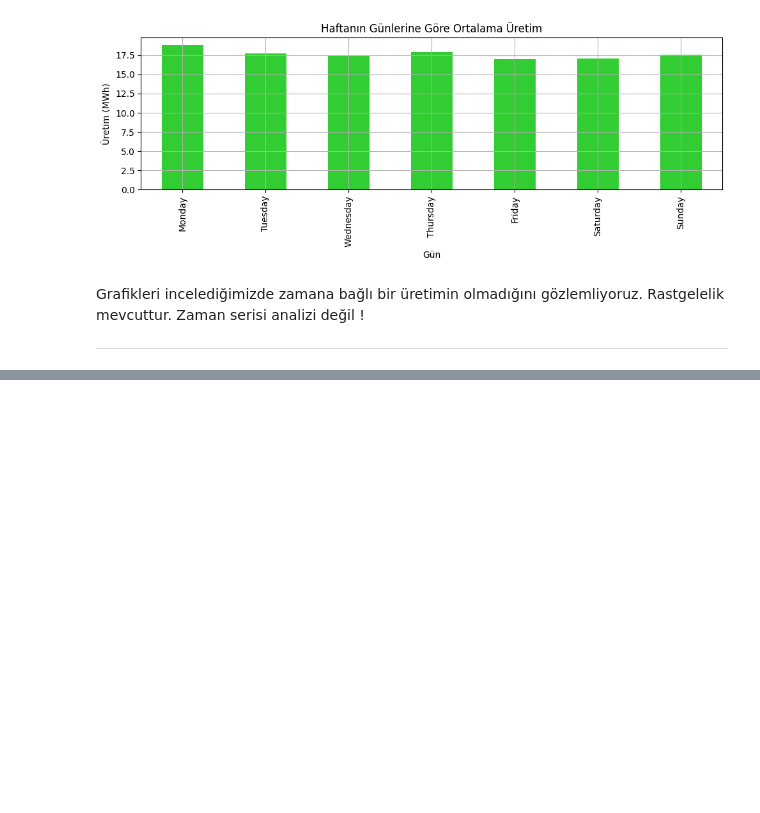
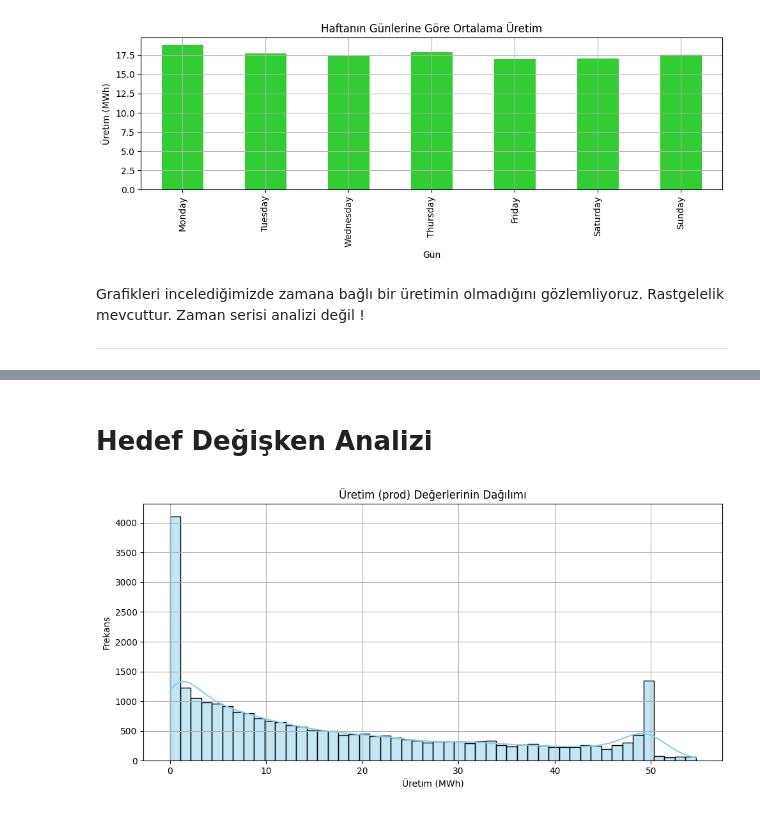
Before and after one commit to musa-fe/Machine_Learning_3, a Jupyter notebook: MachineLearning_3.ipynb, the cells around one changed output, grey strips where cells are left out. Cells and saved outputs as stored; diff of their text form; code cells hidden in the pictures; blank space fills up the shorter version.

```diff
--- a/MachineLearning_3.ipynb
+++ b/MachineLearning_3.ipynb
@@ -156,0 +160,11 @@ Grafikleri incelediğimizde zamana bağlı bir üretimin olmadığını gözleml
+# %%
+train = combined[combined['source'] == 'train'].copy()
+test = combined[combined['source'] == 'test'].copy()
+
+
+drop_cols = ['source', 'hour', 'month', 'weekday']
+train.drop(columns=drop_cols, inplace=True, errors='ignore')
+test.drop(columns=drop_cols, inplace=True, errors='ignore')
+
+train.drop(columns=['datetime'], inplace=True)
+test.drop(columns=['datetime'], inplace=True)
@@ -156,0 +195,16 @@ Grafikleri incelediğimizde zamana bağlı bir üretimin olmadığını gözleml
+# %% [markdown]
+# Hedef Değişken Analizi
+# %%
+import matplotlib.pyplot as plt
+import seaborn as sns
+
+plt.figure(figsize=(10, 5))
+sns.histplot(train['prod'], bins=50, kde=True, color='skyblue')
+plt.title("Üretim (prod) Değerlerinin Dağılımı")
+plt.xlabel("Üretim (MWh)")
+plt.ylabel("Frekans")
+plt.grid(True)
+plt.tight_layout()
+plt.show()
+# %% [output]
+[figure, added]
```
Also changed, not shown: parts of 10 cells of this notebook.
